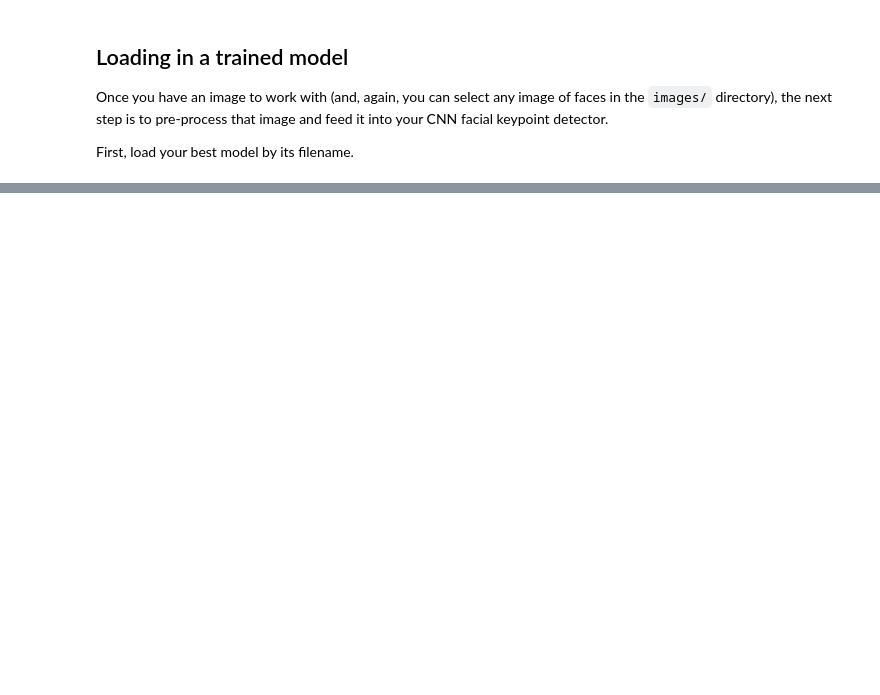
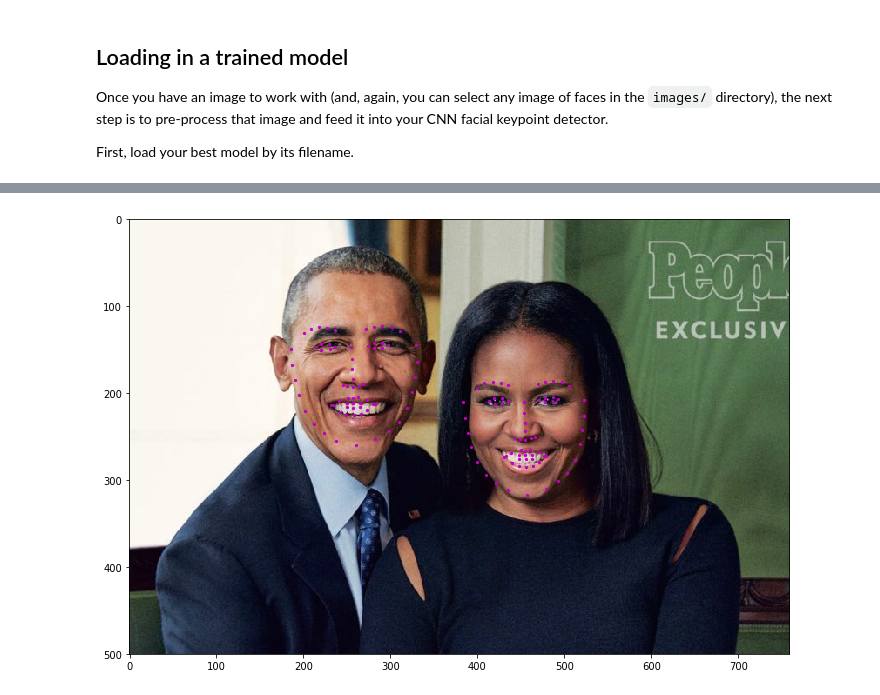
Before and after one commit to udacity/P1_Facial_Keypoints, a Jupyter notebook: 3. Facial Keypoint Detection, Complete Pipeline.ipynb, the cells around one changed output, grey strips where cells are left out. Saved outputs shown, nothing was run; the diff lists cells and outputs as text; code cells hidden in the pictures; blank space fills up the shorter version.

```diff
--- a/3. Facial Keypoint Detection, Complete Pipeline.ipynb
+++ b/3. Facial Keypoint Detection, Complete Pipeline.ipynb
@@ -104,21 +138,57 @@ After each face has been appropriately converted into an input Tensor for your n
+# %%
+def show_all_keypoints(image, predicted_key_pts, pred_list, gt_pts=None):
+    """Show image with predicted keypoints"""
+    # image is grayscale
+    #image = image.numpy()
+    #image = np.transpose(image, (1, 2, 0))  # Convert to numpy image shape (H x W x C)
+    #image = np.squeeze(image)
+    plt.imshow(image, cmap='gray')
+    for pred in pred_list:
+        plt.scatter(pred[:, 0], pred[:, 1], s=20, marker='.', c='m')
+    # plot ground truth points as green pts
+    #plt.scatter(predicted_key_pts[:, 0], predicted_key_pts[:, 1], s=20, marker='.', c='m')
+    #if gt_pts is not None:
+        #plt.scatter(gt_pts[:, 0], gt_pts[:, 1], s=20, marker='.', c='g')
 # %%
 image_copy = np.copy(image)
-
+new_w, new_h = 224, 224
 # loop over the detected faces from your haar cascade
+pred_list = []
 for (x,y,w,h) in faces:
-
+    padd_pix = 70
     # Select the region of interest that is the face in the image
-    roi = image_copy[y:y+h, x:x+w]
-
+    roi = image_copy[y-padd_pix:y+h+padd_pix, x-padd_pix:x+w+padd_pix]
+    #print(roi.shape)
     ## TODO: Convert the face region from RGB to grayscale
-
+    roi_gray = cv2.cvtColor(roi, cv2.COLOR_RGB2GRAY)
     ## TODO: Normalize the grayscale image so that its color range falls in [0,1] instead of [0,255]
-
+    roi_norm =  roi_gray/255.0
     ## TODO: Rescale the detected face to be the expected square size for your CNN (224x224, suggested)
-
+    img_resc = cv2.resize(roi_norm, (new_w, new_h))
+    #img_resc = cv2.resize(padd, (new_w, new_h))
+    img_reshaped = img_resc.reshape(new_w, new_h, 1)
     ## TODO: Reshape the numpy image shape (H x W x C) into a torch image shape (C x H x W)
-
+    image_dimchange = img_reshaped.transpose((2, 0, 1))
+    img_tensor = torch.from_numpy(image_dimchange)
+    image_unsqzd = img_tensor.unsqueeze_(0)
+    image_unsqzd1 = image_unsqzd.type(torch.FloatTensor)
     ## TODO: Make facial keypoint predictions using your loaded, trained network
-    ## perform a forward pass to get the predicted facial keypoints
-
+    predicted_key_pts = net(image_unsqzd1)
+    #print(predicted_key_pts)
+    tmp = predicted_key_pts.detach()
+    predicted_key_pts = tmp.numpy()
+    # undo normalization of keypoints
+    predicted_key_pts = predicted_key_pts*50.0+100
+    predicted_key_pts = predicted_key_pts.reshape(68,2)
+    predicted_key_pts[:,0] *= (w+2*padd_pix)/(new_w)
+    predicted_key_pts[:,1] *= (h+2*padd_pix)/(new_h)
+    predicted_key_pts[:,0] += x-padd_pix
+    predicted_key_pts[:,1] += y-padd_pix
+    pred_list.append(predicted_key_pts)
     ## TODO: Display each detected face and the corresponding keypoints
+plt.figure(figsize=(16,8))
+show_all_keypoints(image, predicted_key_pts, pred_list)
+    #plt.figure()
+    #show_all_keypoints(image_unsqzd, predicted_key_pts)
+# %% [output]
+[figure, added]
```
Also changed, not shown: parts of 5 cells of this notebook, 2 other files.
